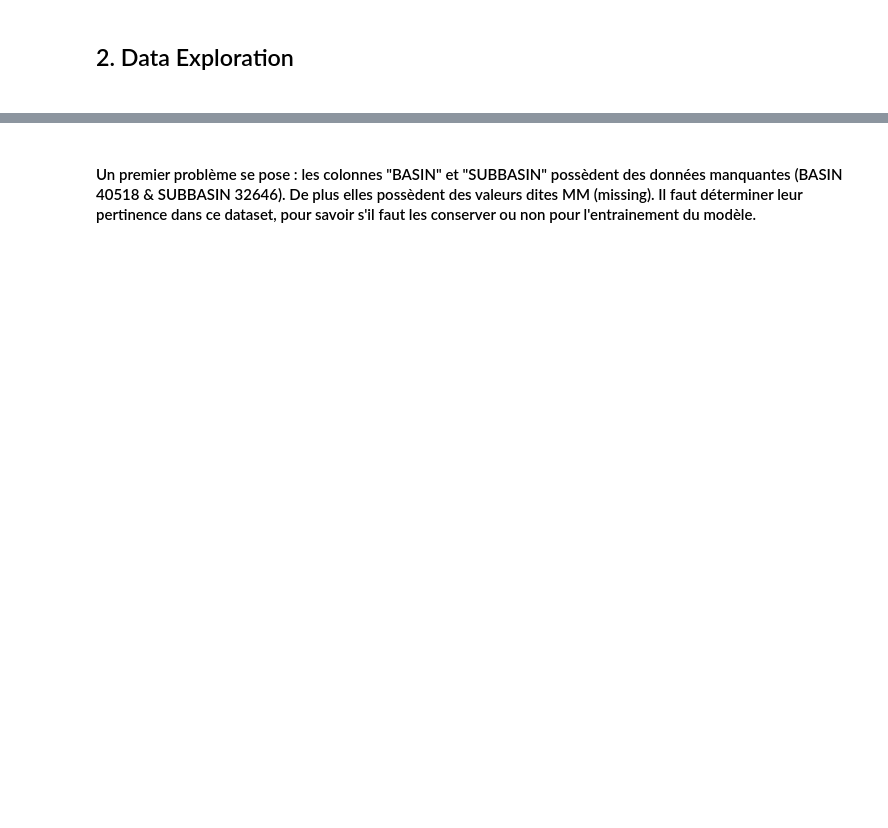
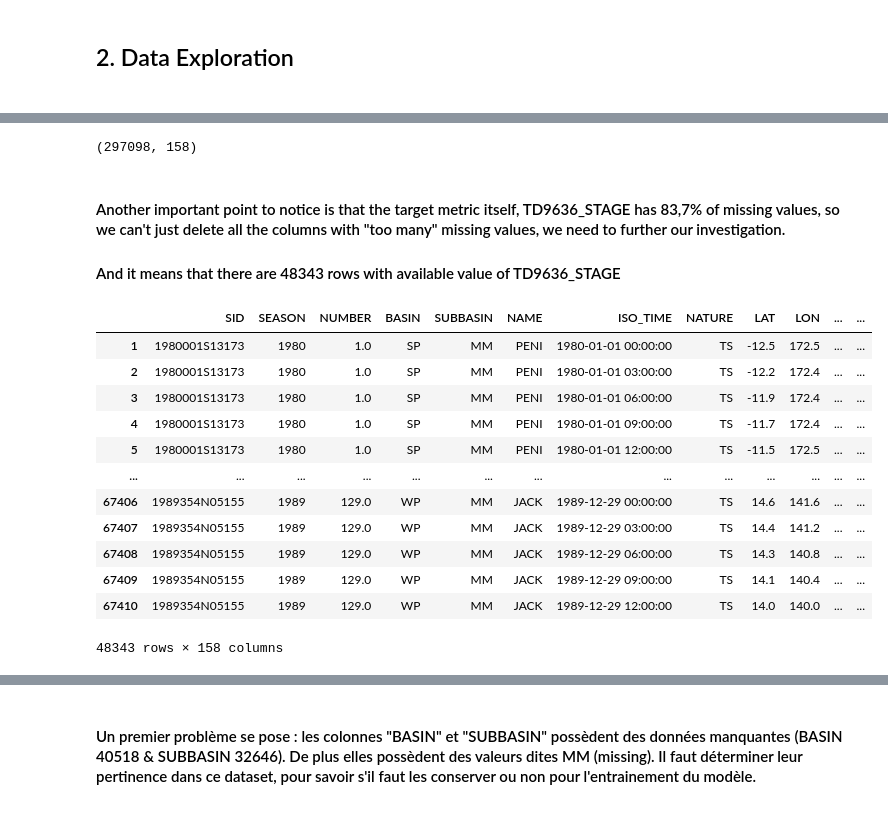
Before and after one commit to PaulVial/TropicalStormsPrediction, a Jupyter notebook: data_exploration.ipynb, the cells around one changed output, grey strips where cells are left out. Cells and saved outputs as stored; diff of their text form; code cells hidden in the pictures; blank space fills up the shorter version.

```diff
--- a/data_exploration.ipynb
+++ b/data_exploration.ipynb
@@ -65,0 +104,25 @@ Et 10.99 % pour SUBBASIN
+# %%
+empty_columns=missing_percentage[missing_percentage==100]
+df_processed=df.drop(columns=empty_columns.index)
+df_processed.shape
+# %% [output]
+(297098, 158)
+# %% [markdown]
+#### Another important point to notice is that the target metric itself, TD9636_STAGE has 83,7% of missing values, so we can't just delete all the columns with "too many" missing values, we need to further our investigation.
+#### And it means that there are 48343 rows with available value of TD9636_STAGE
+# %%
+df_processed.loc[df_processed.TD9636_STAGE.notna(),:]
+# %% [output]
+|  | SID | SEASON | NUMBER | BASIN | SUBBASIN | NAME | ISO_TIME | NATURE | LAT | LON | ... | ... |
+| 1 | 1980001S13173 | 1980 | 1.0 | SP | MM | PENI | 1980-01-01 00:00:00 | TS | -12.5 | 172.5 | ... | ... |
+| 2 | 1980001S13173 | 1980 | 1.0 | SP | MM | PENI | 1980-01-01 03:00:00 | TS | -12.2 | 172.4 | ... | ... |
+| 3 | 1980001S13173 | 1980 | 1.0 | SP | MM | PENI | 1980-01-01 06:00:00 | TS | -11.9 | 172.4 | ... | ... |
+| 4 | 1980001S13173 | 1980 | 1.0 | SP | MM | PENI | 1980-01-01 09:00:00 | TS | -11.7 | 172.4 | ... | ... |
+| 5 | 1980001S13173 | 1980 | 1.0 | SP | MM | PENI | 1980-01-01 12:00:00 | TS | -11.5 | 172.5 | ... | ... |
+| ... | ... | ... | ... | ... | ... | ... | ... | ... | ... | ... | ... | ... |
+| 67406 | 1989354N05155 | 1989 | 129.0 | WP | MM | JACK | 1989-12-29 00:00:00 | TS | 14.6 | 141.6 | ... | ... |
+| 67407 | 1989354N05155 | 1989 | 129.0 | WP | MM | JACK | 1989-12-29 03:00:00 | TS | 14.4 | 141.2 | ... | ... |
+| 67408 | 1989354N05155 | 1989 | 129.0 | WP | MM | JACK | 1989-12-29 06:00:00 | TS | 14.3 | 140.8 | ... | ... |
+| 67409 | 1989354N05155 | 1989 | 129.0 | WP | MM | JACK | 1989-12-29 09:00:00 | TS | 14.1 | 140.4 | ... | ... |
+| 67410 | 1989354N05155 | 1989 | 129.0 | WP | MM | JACK | 1989-12-29 12:00:00 | TS | 14.0 | 140.0 | ... | ... |
+48343 rows × 158 columns
```
Also changed, not shown: parts of 22 cells of this notebook.
